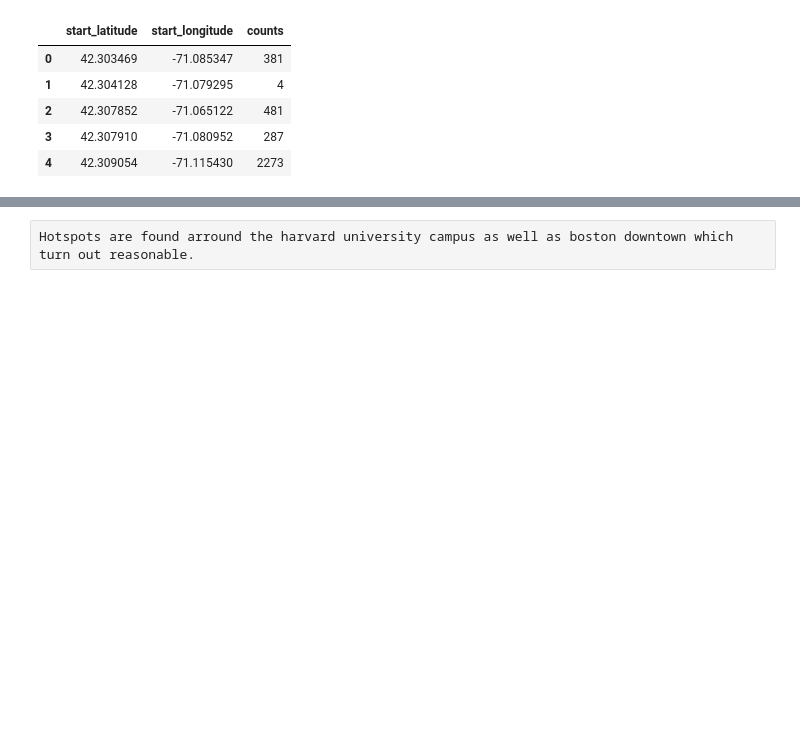
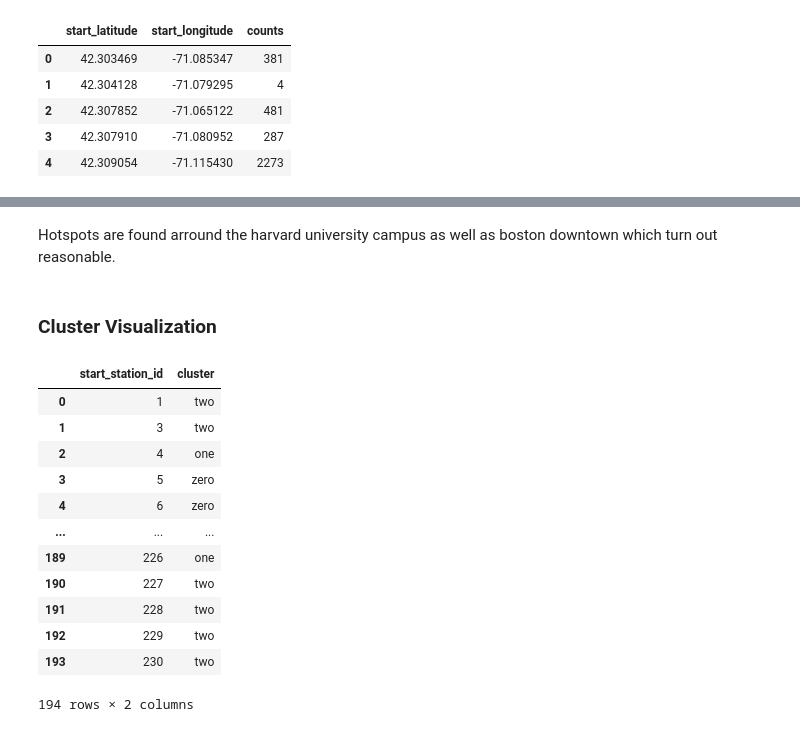
Before and after one commit to NinoVo931/AA_Project, a Jupyter notebook: Station_Cleaning.ipynb, the cells around one changed output, grey strips where cells are left out. Cells and saved outputs as stored; diff of their text form; code cells hidden in the pictures; blank space fills up the shorter version.

```diff
--- a/Station_Cleaning.ipynb
+++ b/Station_Cleaning.ipynb
@@ -270,5 +270,3 @@ heatmap_trips = map_points(StationCount, \
 heatmap_trips
 # %% [output]
 [interactive output not drawn]
-# %% [raw]
-Hotspots are found arround the harvard university campus as well as boston downtown which turn out reasonable.
@@ -295,0 +273,22 @@ colors = [
+# %% [markdown]
+Hotspots are found arround the harvard university campus as well as boston downtown which turn out reasonable.
+# %% [markdown]
+### Cluster Visualization
+# %%
+clusterData = pd.read_csv('data/station_clustering.csv')
+
+clusterData
+# %% [output]
+|  | start_station_id | cluster |
+| 0 | 1 | two |
+| 1 | 3 | two |
+| 2 | 4 | one |
+| 3 | 5 | zero |
+| 4 | 6 | zero |
+| ... | ... | ... |
+| 189 | 226 | one |
+| 190 | 227 | two |
+| 191 | 228 | two |
+| 192 | 229 | two |
+| 193 | 230 | two |
+194 rows × 2 columns
```
Also changed, not shown: parts of 6 cells of this notebook, 1 other file.
